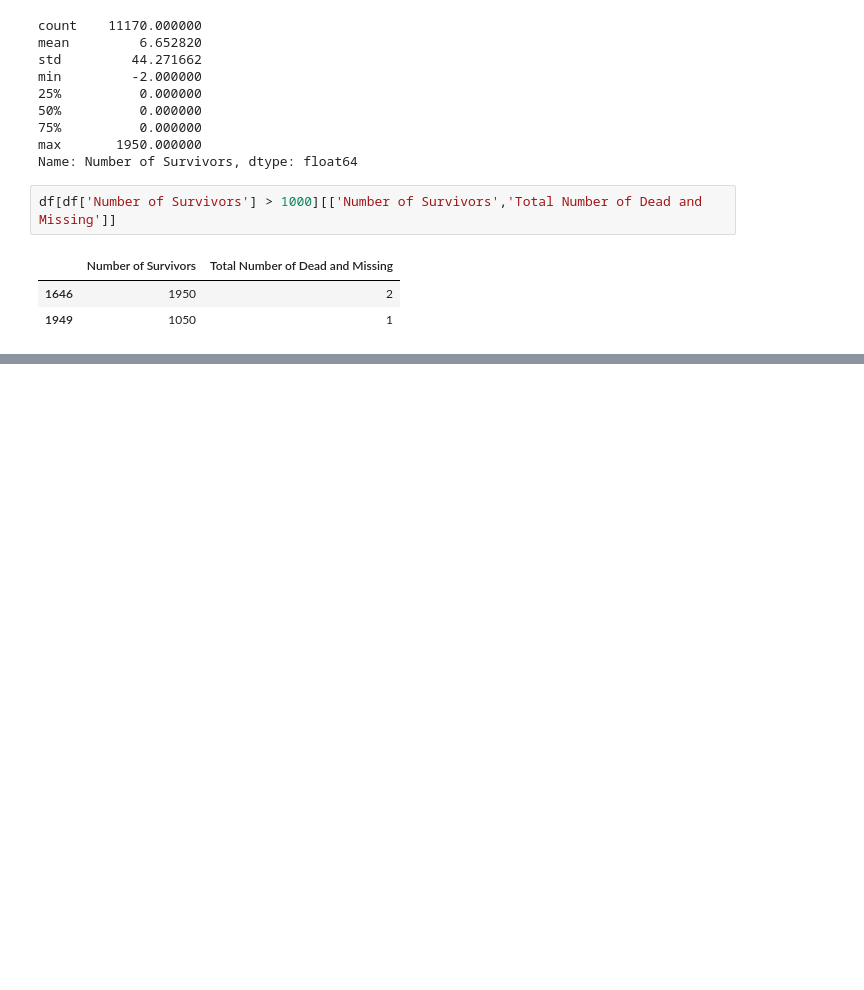
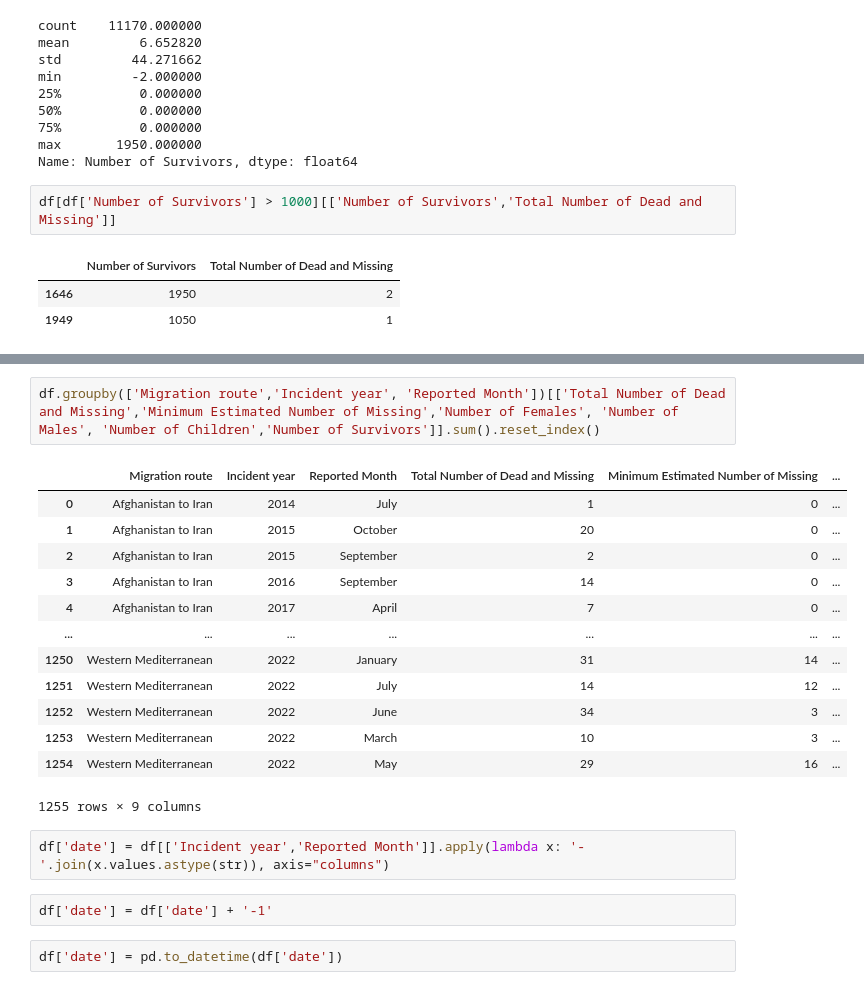
Before and after one commit to citlali-trigos-raczkowski/migrant-data-visualization, a Jupyter notebook: exploration/SebasExploration.ipynb, the cells around one changed output, grey strips where cells are left out. Cells and saved outputs as stored; diff of their text form; blank space fills up the shorter version.

```diff
--- a/exploration/SebasExploration.ipynb
+++ b/exploration/SebasExploration.ipynb
@@ -921,0 +1031,22 @@ df[df['Number of Survivors'] > 1000][['Number of Survivors','Total Number of Dea
+# %%
+df.groupby(['Migration route','Incident year', 'Reported Month'])[['Total Number of Dead and Missing','Minimum Estimated Number of Missing','Number of Females', 'Number of Males', 'Number of Children','Number of Survivors']].sum().reset_index()
+# %% [output]
+|  | Migration route | Incident year | Reported Month | Total Number of Dead and Missing | Minimum Estimated Number of Missing | ... |
+| 0 | Afghanistan to Iran | 2014 | July | 1 | 0 | ... |
+| 1 | Afghanistan to Iran | 2015 | October | 20 | 0 | ... |
+| 2 | Afghanistan to Iran | 2015 | September | 2 | 0 | ... |
+| 3 | Afghanistan to Iran | 2016 | September | 14 | 0 | ... |
+| 4 | Afghanistan to Iran | 2017 | April | 7 | 0 | ... |
+| ... | ... | ... | ... | ... | ... | ... |
+| 1250 | Western Mediterranean | 2022 | January | 31 | 14 | ... |
+| 1251 | Western Mediterranean | 2022 | July | 14 | 12 | ... |
+| 1252 | Western Mediterranean | 2022 | June | 34 | 3 | ... |
+| 1253 | Western Mediterranean | 2022 | March | 10 | 3 | ... |
+| 1254 | Western Mediterranean | 2022 | May | 29 | 16 | ... |
+1255 rows × 9 columns
+# %%
+df['date'] = df[['Incident year','Reported Month']].apply(lambda x: '-'.join(x.values.astype(str)), axis="columns")
+# %%
+df['date'] = df['date'] + '-1'
+# %%
+df['date'] = pd.to_datetime(df['date'])
```
Also changed, not shown: parts of 15 cells of this notebook, 2 other files.
